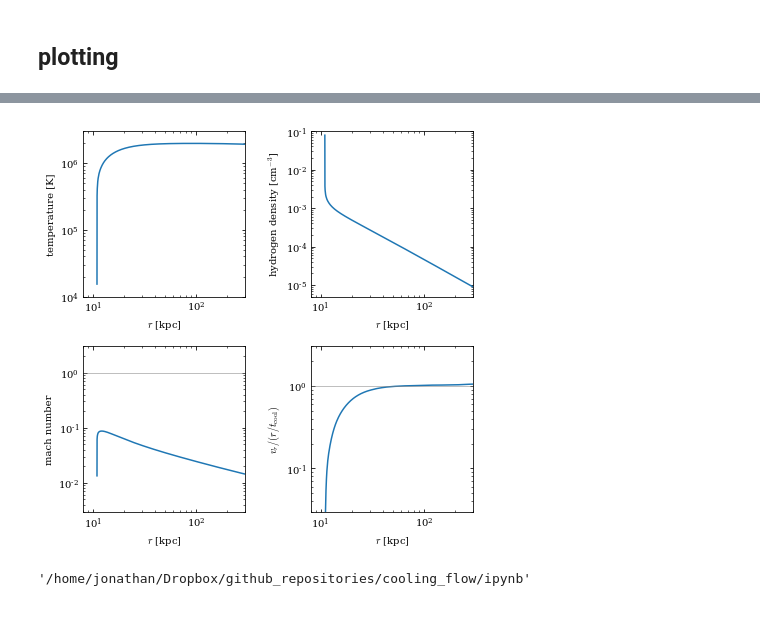
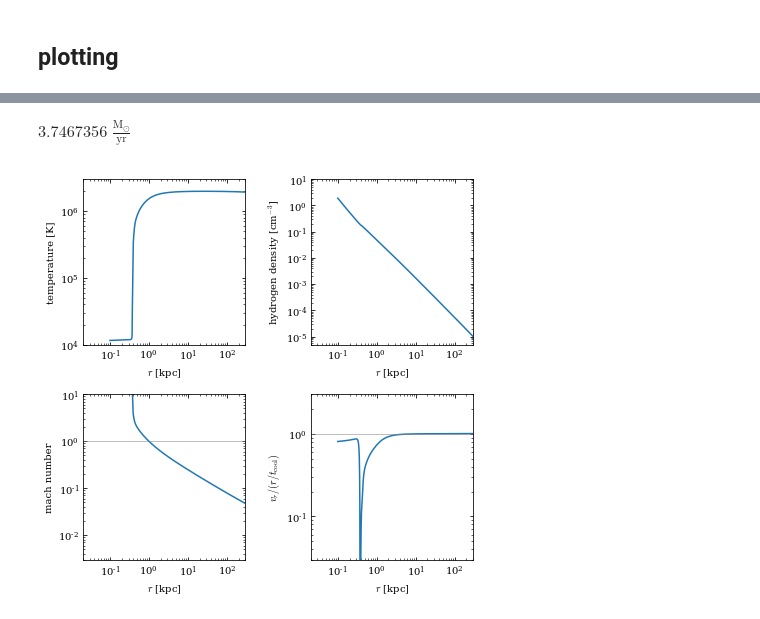
Before and after one commit to spectram/cooling_flow, a Jupyter notebook: ipynb/for_noneq_calc.ipynb, the cells around one changed output, grey strips where cells are left out. Drawn from its saved outputs; the diff is of its cells as text; code cells hidden in the pictures.

```diff
--- a/ipynb/for_noneq_calc.ipynb
+++ b/ipynb/for_noneq_calc.ipynb
@@ -49,0 +136,5 @@ fig_width_half = 3.4
+# %%
+R_sonic = 1*un.kpc
+R_min = 0.1*un.kpc
+max_step = 0.01             #resolution of solution in ln(r)
+R_max = 7.*Rvir              #outer radius of integration
@@ -49,0 +145,4 @@ fig_width_half = 3.4
+# %%
+res_noAM = CF.shoot_from_sonic_point(potential,cooling,
+                                     R_sonic=R_sonic,R_max=R_max,R_min=R_min,
+                                     max_step=max_step,pr=True)
@@ -49,0 +159,5 @@ fig_width_half = 3.4
+# %%
+res=res_noAM
+res.Mdot
+# %% [output]
+$3.7467356 \; \mathrm{\frac{M_{\odot}}{yr}}$
@@ -50,30 +171,40 @@ fig_width_half = 3.4
+# %%
+import pylab as pl
+import matplotlib
+matplotlib.rcParams['mathtext.fontset'] = 'cm'
+matplotlib.rc('font', family='serif', size=10)
+matplotlib.rcParams['xtick.direction'] = 'in'
+matplotlib.rcParams['ytick.direction'] = 'in'
+matplotlib.rcParams['xtick.top'] = True
+matplotlib.rcParams['ytick.right'] = True
+fig_width_half = 3.4
 # %%
 fig = pl.figure(figsize=(7,7))
 pl.subplots_adjust(hspace=0.3,wspace=0.4)
 for iPanel in range(4):
     pl.subplot(2,2,iPanel+1)
-    res = res_AM
+    res = res_noAM
     if iPanel==0: ys = res.Ts()
     if iPanel==1: ys = res.nHs()
     if iPanel==2: ys = res.Ms()
     if iPanel==3: ys = res.t_cools() / res.t_flows()
     pl.loglog(res.Rs(),ys)
-    pl.xlim(8,300)
+    pl.xlim(0.02,300)
     pl.xlabel(r'$r$ [kpc]')
     if iPanel==0:
         pl.ylabel(r'temperature [K]')
         pl.ylim(1e4,3e6)
     if iPanel==1:
         pl.ylabel(r'hydrogen density [cm$^{-3}$]')
-        pl.ylim(0.5e-5,0.1)
+        pl.ylim(0.5e-5,10)
     if iPanel==2:
         pl.ylabel(r'mach number')
-        pl.ylim(0.003,3)
+        pl.ylim(0.003,10)
         pl.axhline(1.,c='.5',lw=0.5)
     if iPanel==3:
         pl.ylabel(r'$v_r / (r/t_{\rm cool})$')
         pl.ylim(0.03,3)
         pl.axhline(1.,c='.5',lw=0.5)
-pl.savefig('../figures/solutions_for_noneq_calculation.pdf',bbox_inches='tight')
+pl.savefig('../figures/solutions_for_noneq_calculation_noAM.pdf',bbox_inches='tight')
 # %% [output]
-[figure, old version]
+[figure, new version]
@@ -82,4 +210,0 @@ pyobjDir = '../pyobjs/'
-# %%
-os.getcwd()
-# %% [output]
-'/home/jonathan/Dropbox/github_repositories/cooling_flow/ipynb'
```
Also changed, not shown: parts of 19 cells of this notebook, 50 other files.
